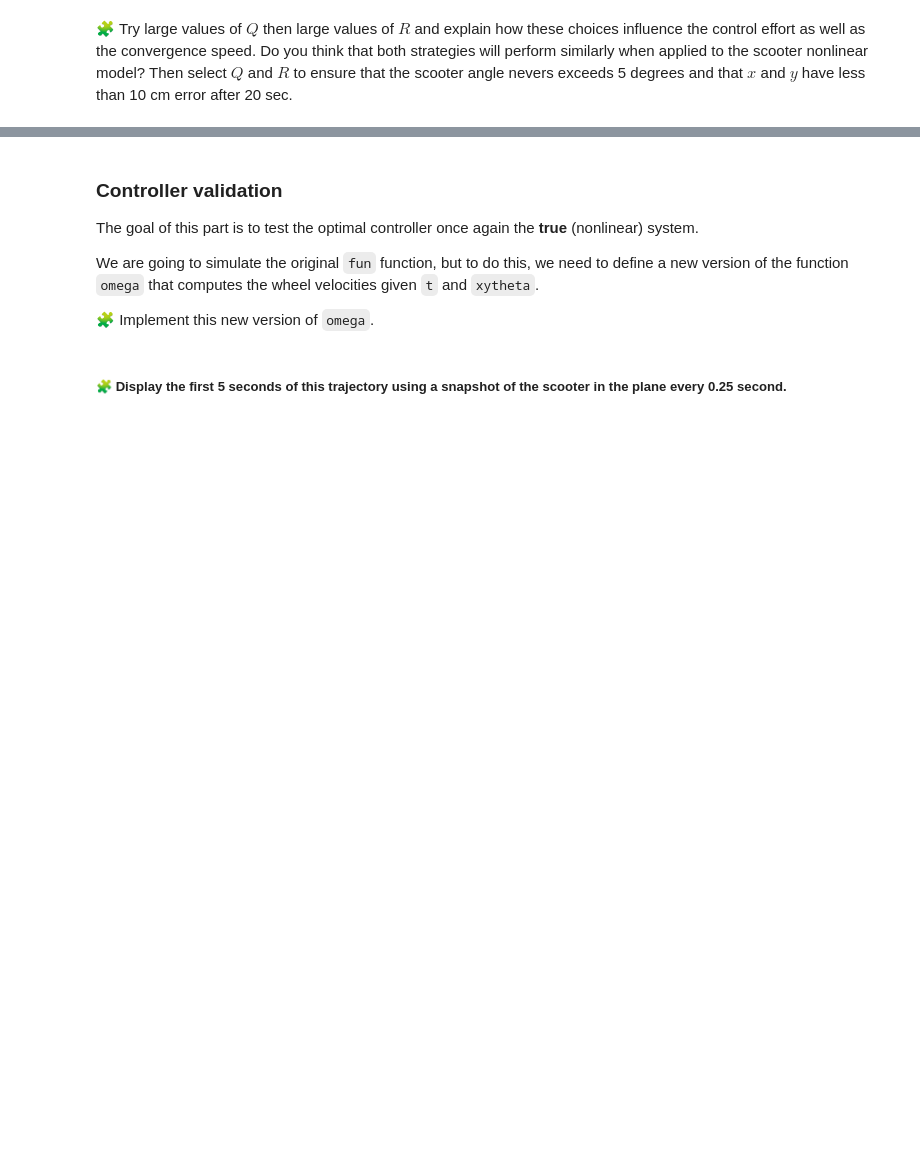
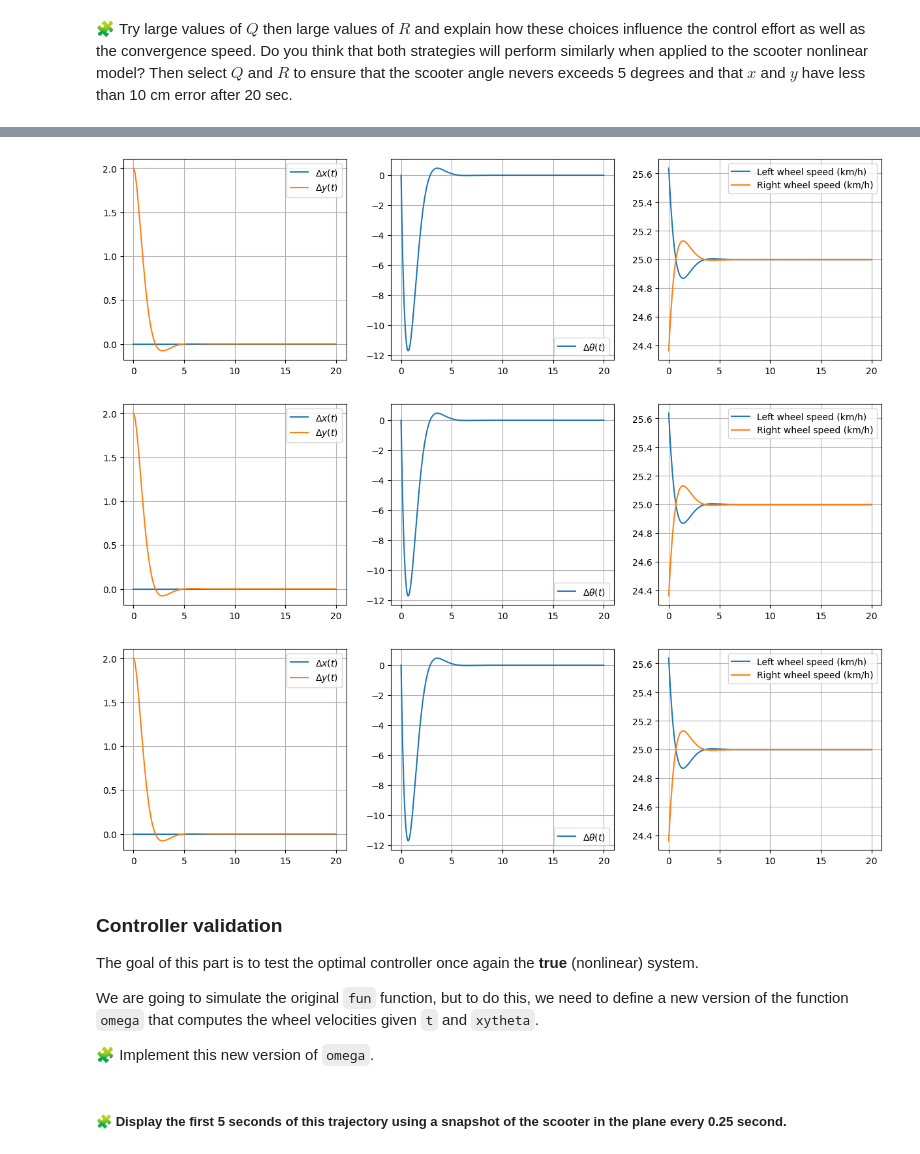
Before and after one commit to Oumarkei/control-engineering-with-python-project-2023-2024, a Jupyter notebook: Project-part-3.ipynb, the cells around one changed output, grey strips where cells are left out. Saved outputs shown, nothing was run; the diff lists cells and outputs as text; code cells hidden in the pictures; blank space fills up the shorter version.

```diff
--- a/Project-part-3.ipynb
+++ b/Project-part-3.ipynb
@@ -845,3 +912,73 @@ pass
+# %%
+# Boucle sur différentes valeurs de R0 (10, 100, 1000)
+for i in [10, 100, 1000]:
+    # Définition de la matrice Q comme une matrice identité de taille 3
+    Q = eye(3)
+    # Définition de la matrice R0 comme une matrice identité de taille 2 multipliée par i
+    R0 = i * eye(2)
+
+    # Calcul du gain LQR (K)
+    K, S, E = lqr(A, B, Q, R)
+    # Durée de la simulation
+    tf = 20
+
+    # Fonction deltaOmega(t, deltaX) retourne -K@deltaX
+    def deltaOmega(t, deltaX):
+        return -K @ deltaX
+
+    # Résolution de l'équation différentielle avec solve_ivp
+    solulu = solve_ivp(
+        fun=lin_fun,                  # Fonction à intégrer
+        t_span=[0, tf],               # Intervalle de temps
+        y0=[0, 2, 0],                 # Conditions initiales
+        dense_output=True,            # Sortie dense
+        rtol=1e-6,                    # Tolérance relative
+        atol=1e-12                    # Tolérance absolue (plus stricte)
+    )
+
+    # Paramètres du problème
+    l = 50 / 100  # Longueur en mètres
+    r = 12.5 / 100  # Rayon en mètres
+
+    # Tracé des résultats
+    t = linspace(0.0, tf, 1000)      # Vecteur de temps pour le tracé
+    dx, dy, dtheta = solulu["sol"](t) # Extraction des solutions
+
+    # Création de la figure pour les tracés
+    fig = figure(figsize=(15, 4))
+    ax1, ax2, ax3 = fig.subplots(1, 3, sharex=True)  # 3 sous-graphiques partagent l'axe x
+
+    # Tracé de dx(t) et dy(t) sur ax1
+    ax1.grid(True)
+    ax1.plot(t, dx, label="$\Delta x(t)$")
+    ax1.plot(t, dy, label="$\Delta y(t)$")
+    ax1.legend()
+
+    # Tracé de dtheta(t) (converti en degrés) sur ax2
+    ax2.grid(True)
+    ax2.plot(t, dtheta * 180 / pi, label=r"$\Delta\theta(t)$")
+    ax2.legend()
+
+    # Calcul de dOmega
+    dX = solulu["sol"](t)
+    dOmega = -K @ dX
+    dOmega_l = dOmega[0, :]  # Composante gauche de dOmega
+    dOmega_r = dOmega[1, :]  # Composante droite de dOmega
+
+    # Calcul des vitesses angulaires des roues
+    # 'v' doit être définie ailleurs dans le code
+    omega_l = dOmega_l + v / r
+    omega_r = dOmega_r + v / r
+
+    # Tracé des vitesses des roues sur ax3, converties en km/h
+    ax3.plot(t, omega_l * r * 3.6, label=r"Left wheel speed (km/h)")
+    ax3.plot(t, omega_r * r * 3.6, label=r"Right wheel speed (km/h)")
+    ax3.legend()
+    ax3.grid()
+# %% [output]
+[figure, added]
+[figure, added]
+[figure, added]
 # %% [markdown]
 ### Controller validation
 
```
Also changed, not shown: parts of 6 cells of this notebook.
